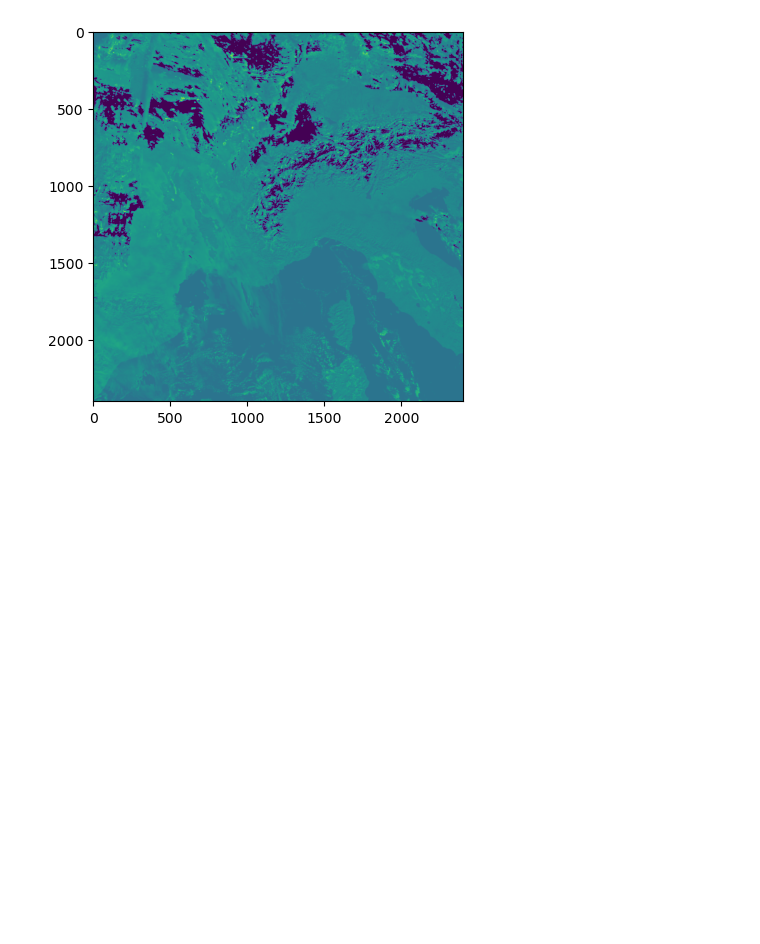
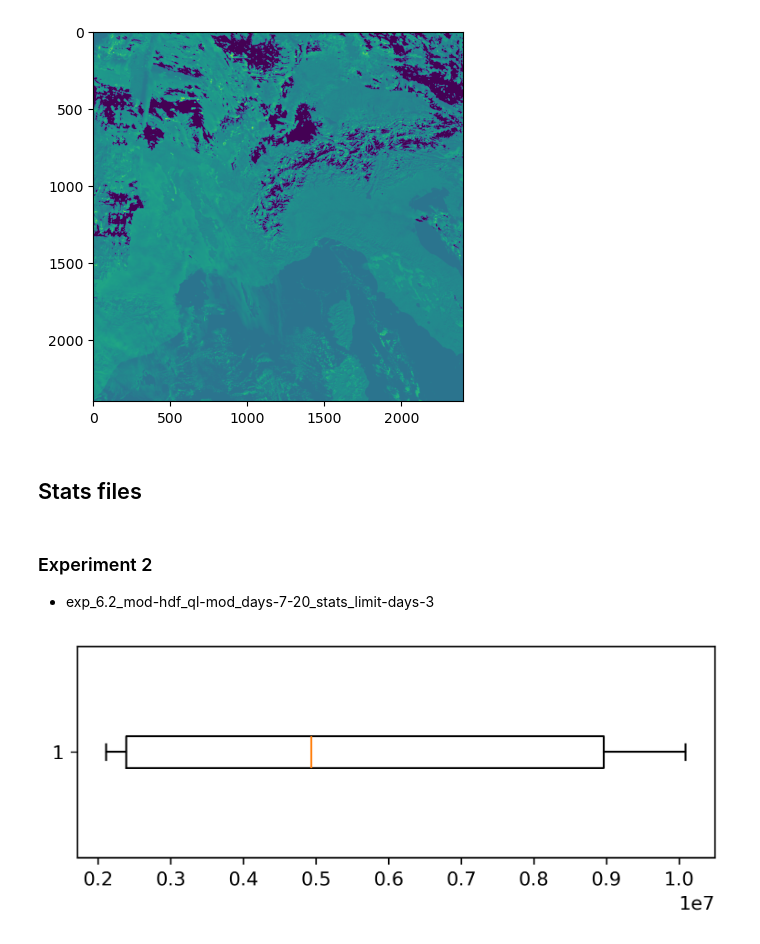
Before and after one commit to GebTorte/RS-Net, a Jupyter notebook: notebooks/sis_analyzeIMGINTERPoutput.ipynb, the cells around one changed output. Saved outputs shown, nothing was run; the diff lists cells and outputs as text; code cells hidden in the pictures; blank space fills up the shorter version.

```diff
--- a/notebooks/sis_analyzeIMGINTERPoutput.ipynb
+++ b/notebooks/sis_analyzeIMGINTERPoutput.ipynb
@@ -179,3 +179,10 @@ plt.imshow(data[1,:,:])
 # %% [output]
 <matplotlib.image.AxesImage at 0x...>
 [figure]
+# %% [markdown]
+## Stats files
+# %% [markdown]
+### Experiment 2
+- exp_6.2_mod-hdf_ql-mod_days-7-20_stats_limit-days-3
+# %%
+num_of_not_interp_values = [10091600, 9360880, 9050752, 8411936, 8966368, 7405152, 4936960, 3505664, 2389248, 2112288, 2240176, 2301824, 2544880]
@@ -181,0 +192,6 @@ plt.imshow(data[1,:,:])
+# %%
+plt.figure(figsize=(6,2), dpi=300)
+plt.boxplot(num_of_not_interp_values, vert=False, manage_ticks=True, patch_artist=False)
+plt.savefig("fig_exp2_62_boxplot.svg", format="svg")
+# %% [output]
+[figure, added]
```
Also changed, not shown: parts of 1 cell of this notebook, 10 other files.
